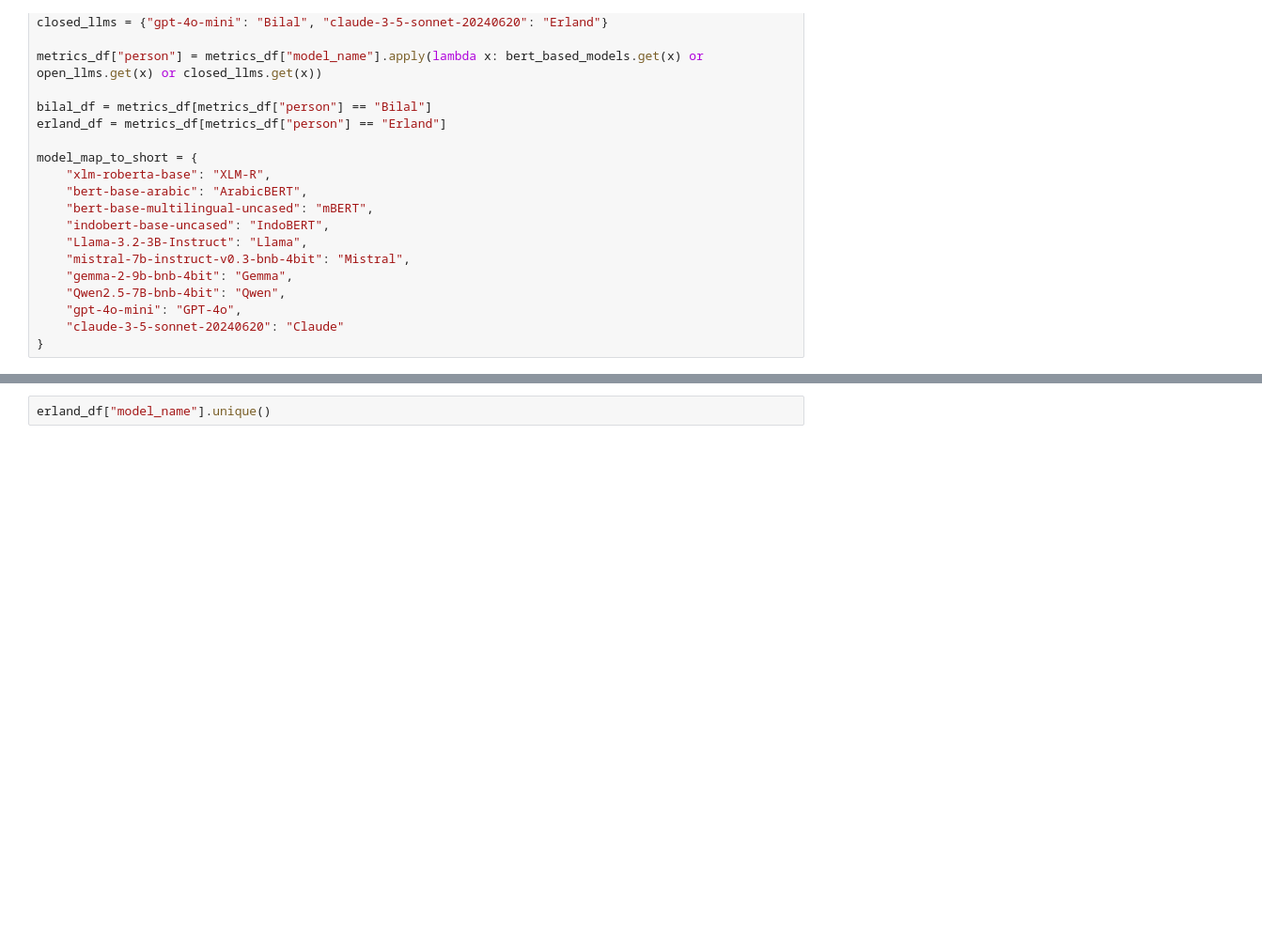
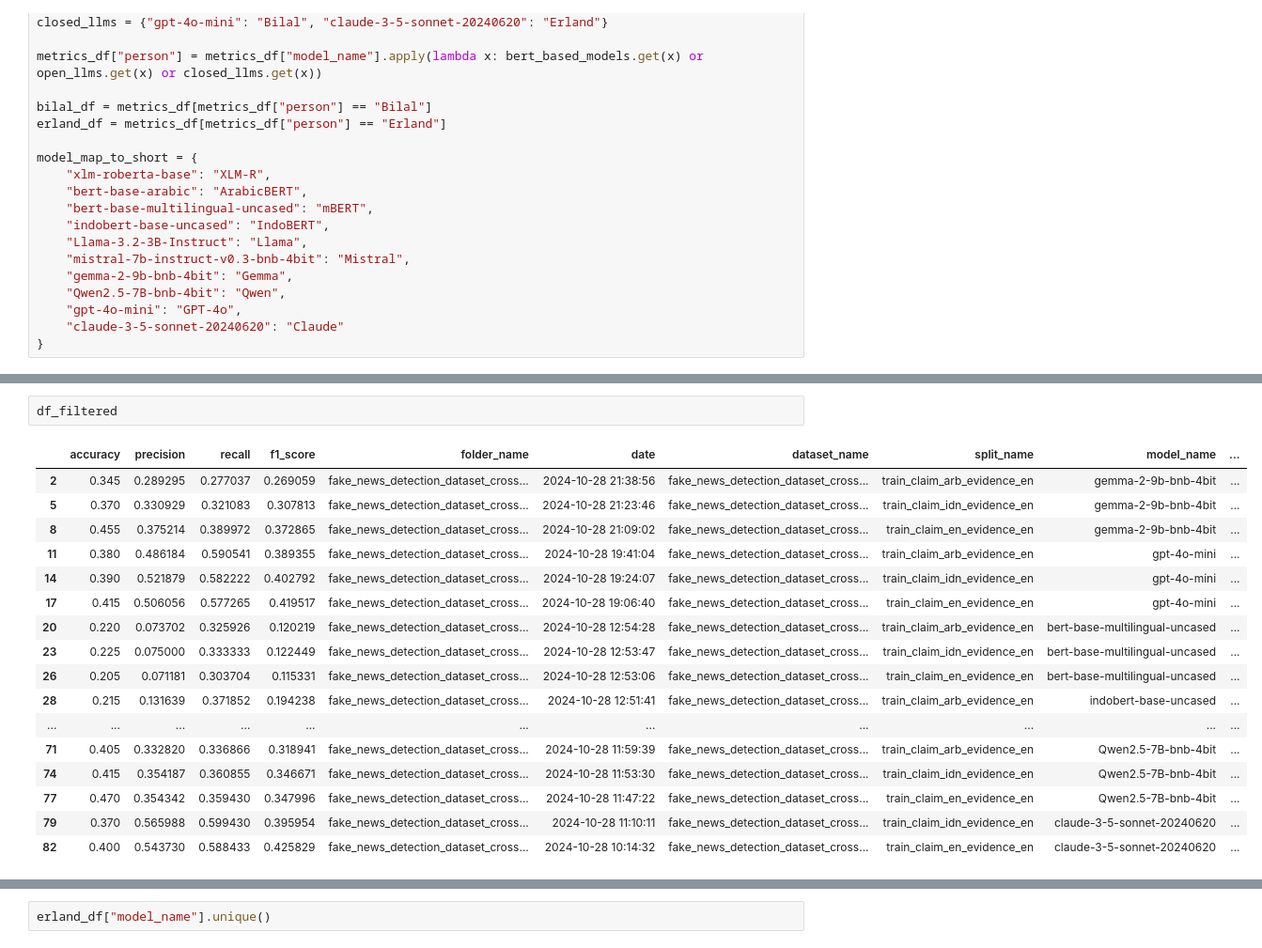
Before and after one commit to Erland366/supertrainer, a Jupyter notebook: notebooks/combine_results.ipynb, the cells around one changed output, grey strips where cells are left out. Shown at 94% size. Drawn from its saved outputs; the diff is of its cells as text; blank space fills up the shorter version.

```diff
--- a/notebooks/combine_results.ipynb
+++ b/notebooks/combine_results.ipynb
@@ -147,0 +338,20 @@ model_map_to_short = {
+# %%
+df_filtered
+# %% [output]
+|  | accuracy | precision | recall | f1_score | folder_name | date | dataset_name | split_name | model_name | ... |
+| 2 | 0.345 | 0.289295 | 0.277037 | 0.269059 | fake_news_detection_dataset_cross... | 2024-10-28 21:38:56 | fake_news_detection_dataset_cross... | train_claim_arb_evidence_en | gemma-2-9b-bnb-4bit | ... |
+| 5 | 0.370 | 0.330929 | 0.321083 | 0.307813 | fake_news_detection_dataset_cross... | 2024-10-28 21:23:46 | fake_news_detection_dataset_cross... | train_claim_idn_evidence_en | gemma-2-9b-bnb-4bit | ... |
+| 8 | 0.455 | 0.375214 | 0.389972 | 0.372865 | fake_news_detection_dataset_cross... | 2024-10-28 21:09:02 | fake_news_detection_dataset_cross... | train_claim_en_evidence_en | gemma-2-9b-bnb-4bit | ... |
+| 11 | 0.380 | 0.486184 | 0.590541 | 0.389355 | fake_news_detection_dataset_cross... | 2024-10-28 19:41:04 | fake_news_detection_dataset_cross... | train_claim_arb_evidence_en | gpt-4o-mini | ... |
+| 14 | 0.390 | 0.521879 | 0.582222 | 0.402792 | fake_news_detection_dataset_cross... | 2024-10-28 19:24:07 | fake_news_detection_dataset_cross... | train_claim_idn_evidence_en | gpt-4o-mini | ... |
+| 17 | 0.415 | 0.506056 | 0.577265 | 0.419517 | fake_news_detection_dataset_cross... | 2024-10-28 19:06:40 | fake_news_detection_dataset_cross... | train_claim_en_evidence_en | gpt-4o-mini | ... |
+| 20 | 0.220 | 0.073702 | 0.325926 | 0.120219 | fake_news_detection_dataset_cross... | 2024-10-28 12:54:28 | fake_news_detection_dataset_cross... | train_claim_arb_evidence_en | bert-base-multilingual-uncased | ... |
+| 23 | 0.225 | 0.075000 | 0.333333 | 0.122449 | fake_news_detection_dataset_cross... | 2024-10-28 12:53:47 | fake_news_detection_dataset_cross... | train_claim_idn_evidence_en | bert-base-multilingual-uncased | ... |
+| 26 | 0.205 | 0.071181 | 0.303704 | 0.115331 | fake_news_detection_dataset_cross... | 2024-10-28 12:53:06 | fake_news_detection_dataset_cross... | train_claim_en_evidence_en | bert-base-multilingual-uncased | ... |
+| 28 | 0.215 | 0.131639 | 0.371852 | 0.194238 | fake_news_detection_dataset_cross... | 2024-10-28 12:51:41 | fake_news_detection_dataset_cross... | train_claim_arb_evidence_en | indobert-base-uncased | ... |
+| ... | ... | ... | ... | ... | ... | ... | ... | ... | ... | ... |
+| 71 | 0.405 | 0.332820 | 0.336866 | 0.318941 | fake_news_detection_dataset_cross... | 2024-10-28 11:59:39 | fake_news_detection_dataset_cross... | train_claim_arb_evidence_en | Qwen2.5-7B-bnb-4bit | ... |
+| 74 | 0.415 | 0.354187 | 0.360855 | 0.346671 | fake_news_detection_dataset_cross... | 2024-10-28 11:53:30 | fake_news_detection_dataset_cross... | train_claim_idn_evidence_en | Qwen2.5-7B-bnb-4bit | ... |
+| 77 | 0.470 | 0.354342 | 0.359430 | 0.347996 | fake_news_detection_dataset_cross... | 2024-10-28 11:47:22 | fake_news_detection_dataset_cross... | train_claim_en_evidence_en | Qwen2.5-7B-bnb-4bit | ... |
+| 79 | 0.370 | 0.565988 | 0.599430 | 0.395954 | fake_news_detection_dataset_cross... | 2024-10-28 11:10:11 | fake_news_detection_dataset_cross... | train_claim_idn_evidence_en | claude-3-5-sonnet-20240620 | ... |
+| 82 | 0.400 | 0.543730 | 0.588433 | 0.425829 | fake_news_detection_dataset_cross... | 2024-10-28 10:14:32 | fake_news_detection_dataset_cross... | train_claim_en_evidence_en | claude-3-5-sonnet-20240620 | ... |
```
Also changed, not shown: parts of 8 cells of this notebook, 1 other file.
